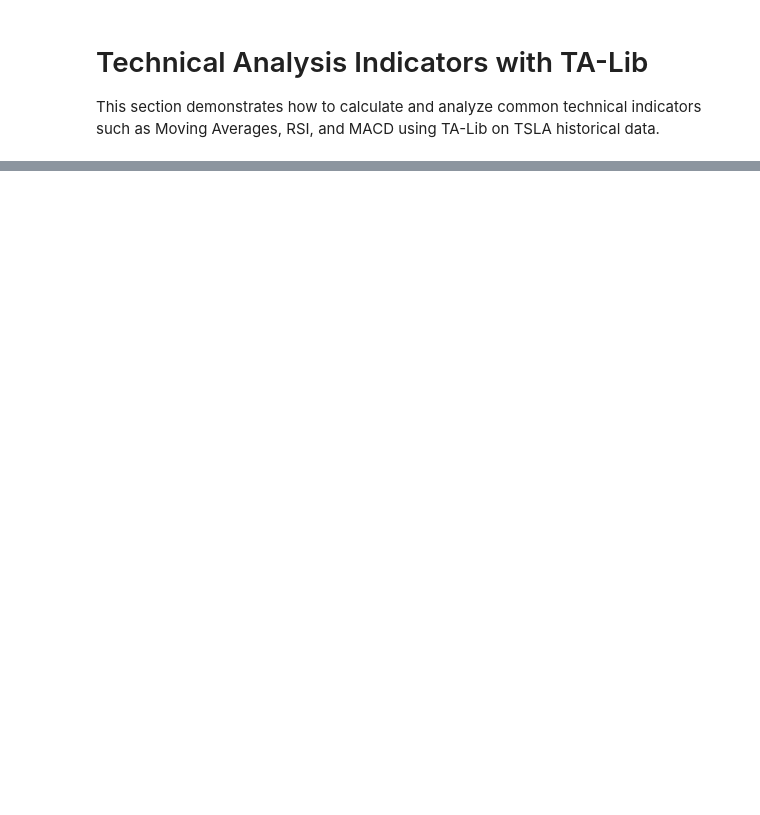
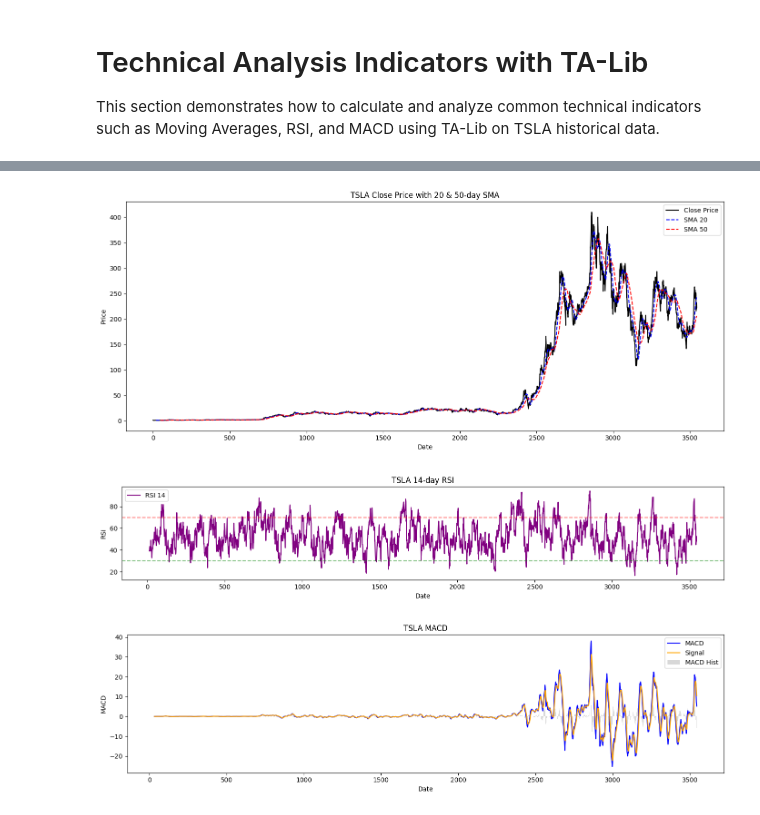
Before and after one commit to Melak12/Week-1-predicting-price-moves, a Jupyter notebook: notebooks/TSLA_eda.ipynb, the cells around one changed output, grey strips where cells are left out. Saved outputs shown, nothing was run; the diff lists cells and outputs as text; code cells hidden in the pictures; blank space fills up the shorter version.

Commit message:
feat: visualizations to better understand the data and the impact of different indicators on the stock price.

```diff
--- a/notebooks/TSLA_eda.ipynb
+++ b/notebooks/TSLA_eda.ipynb
@@ -57,0 +48,42 @@ This section demonstrates how to calculate and analyze common technical indicato
+# %%
+import matplotlib.pyplot as plt
+
+# Plot Close price with SMA overlays
+plt.figure(figsize=(14, 6))
+plt.plot(df['Close'], label='Close Price', color='black')
+plt.plot(df['SMA_20'], label='SMA 20', color='blue', linestyle='--')
+plt.plot(df['SMA_50'], label='SMA 50', color='red', linestyle='--')
+plt.title('TSLA Close Price with 20 & 50-day SMA')
+plt.xlabel('Date')
+plt.ylabel('Price')
+plt.legend()
+plt.tight_layout()
+plt.show()
+
+# Plot RSI
+plt.figure(figsize=(14, 3))
+plt.plot(df['RSI_14'], label='RSI 14', color='purple')
+plt.axhline(70, color='red', linestyle='--', alpha=0.5)
+plt.axhline(30, color='green', linestyle='--', alpha=0.5)
+plt.title('TSLA 14-day RSI')
+plt.xlabel('Date')
+plt.ylabel('RSI')
+plt.legend()
+plt.tight_layout()
+plt.show()
+
+# Plot MACD and Signal
+plt.figure(figsize=(14, 4))
+plt.plot(df['MACD'], label='MACD', color='blue')
+plt.plot(df['MACD_Signal'], label='Signal', color='orange')
+plt.bar(df.index, df['MACD_Hist'], label='MACD Hist', color='gray', alpha=0.3)
+plt.title('TSLA MACD')
+plt.xlabel('Date')
+plt.ylabel('MACD')
+plt.legend()
+plt.tight_layout()
+plt.show()
+# %% [output]
+[figure, added]
+[figure, added]
+[figure, added]
```
Also changed, not shown: parts of 3 cells of this notebook, 1 other file.
